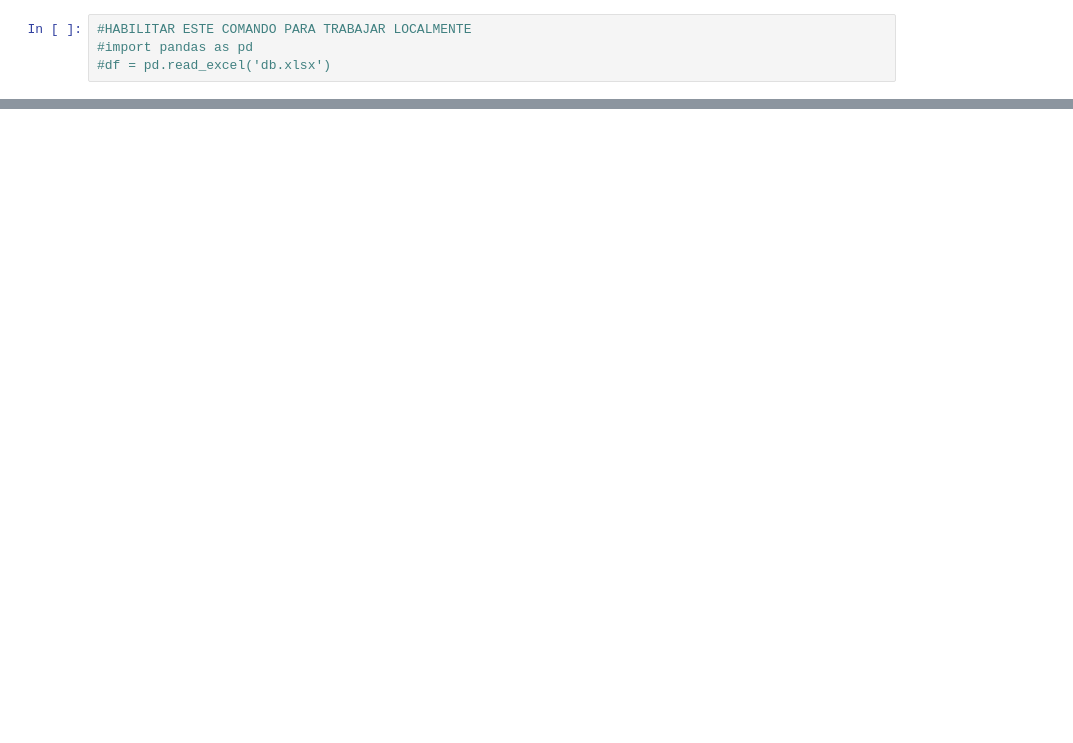
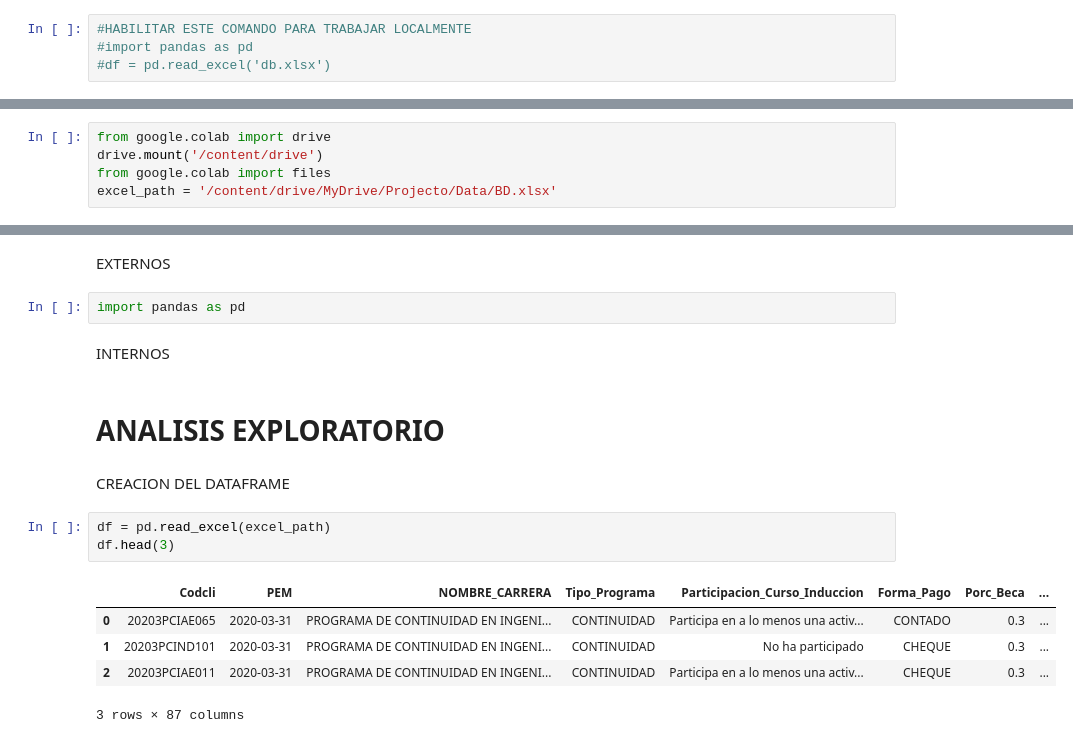
Before and after one commit to datascience-universe/desertion-project, a Jupyter notebook: Project.ipynb, the cells around one changed output, grey strips where cells are left out. Cells and saved outputs as stored; diff of their text form; blank space fills up the shorter version.

```diff
--- a/Project.ipynb
+++ b/Project.ipynb
@@ -63,0 +13,5 @@ ksjuf
+# %%
+from google.colab import drive
+drive.mount('/content/drive')
+from google.colab import files
+excel_path = '/content/drive/MyDrive/Projecto/Data/BD.xlsx'
@@ -63,0 +24,19 @@ ksjuf
+# %% [markdown]
+EXTERNOS
+# %%
+import pandas as pd
+# %% [markdown]
+INTERNOS
+# %% [markdown]
+# ANALISIS EXPLORATORIO
+# %% [markdown]
+CREACION DEL DATAFRAME
+# %%
+df = pd.read_excel(excel_path)
+df.head(3)
+# %% [output]
+|  | Codcli | PEM | NOMBRE_CARRERA | Tipo_Programa | Participacion_Curso_Induccion | Forma_Pago | Porc_Beca | ... |
+| 0 | 20203PCIAE065 | 2020-03-31 | PROGRAMA DE CONTINUIDAD EN INGENI... | CONTINUIDAD | Participa en a lo menos una activ... | CONTADO | 0.3 | ... |
+| 1 | 20203PCIND101 | 2020-03-31 | PROGRAMA DE CONTINUIDAD EN INGENI... | CONTINUIDAD | No ha participado | CHEQUE | 0.3 | ... |
+| 2 | 20203PCIAE011 | 2020-03-31 | PROGRAMA DE CONTINUIDAD EN INGENI... | CONTINUIDAD | Participa en a lo menos una activ... | CHEQUE | 0.3 | ... |
+3 rows × 87 columns
```
Also changed, not shown: parts of 20 cells of this notebook.
